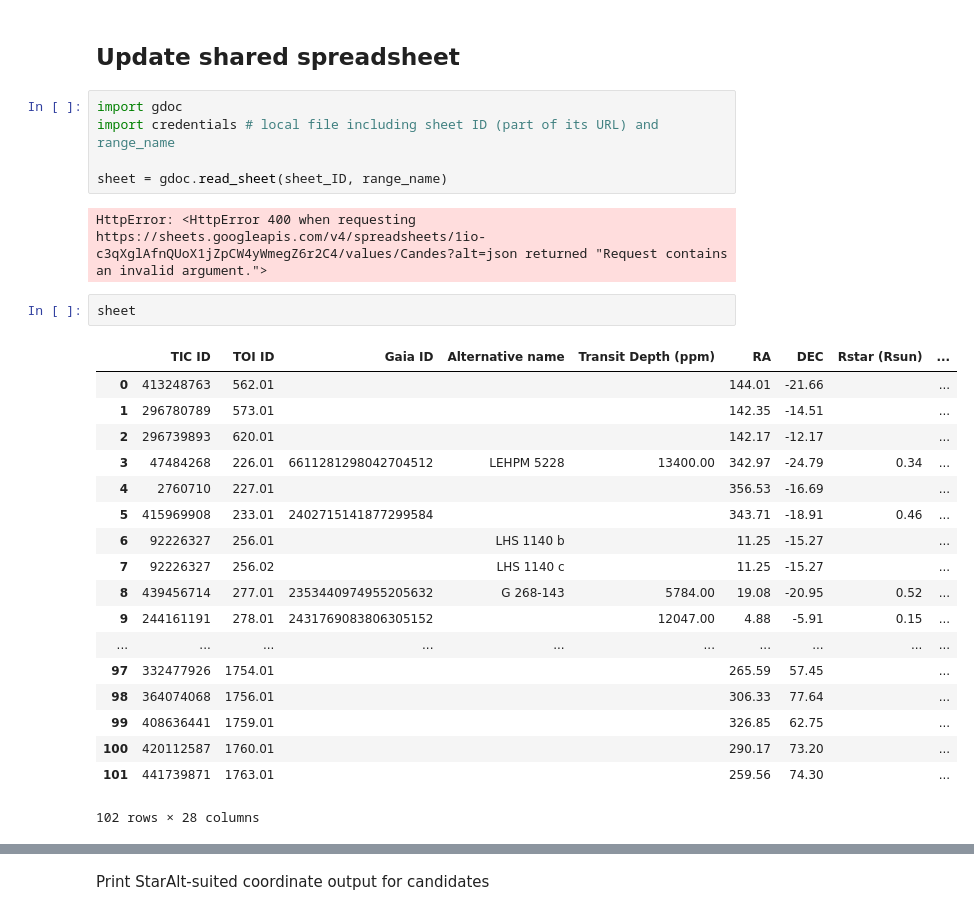
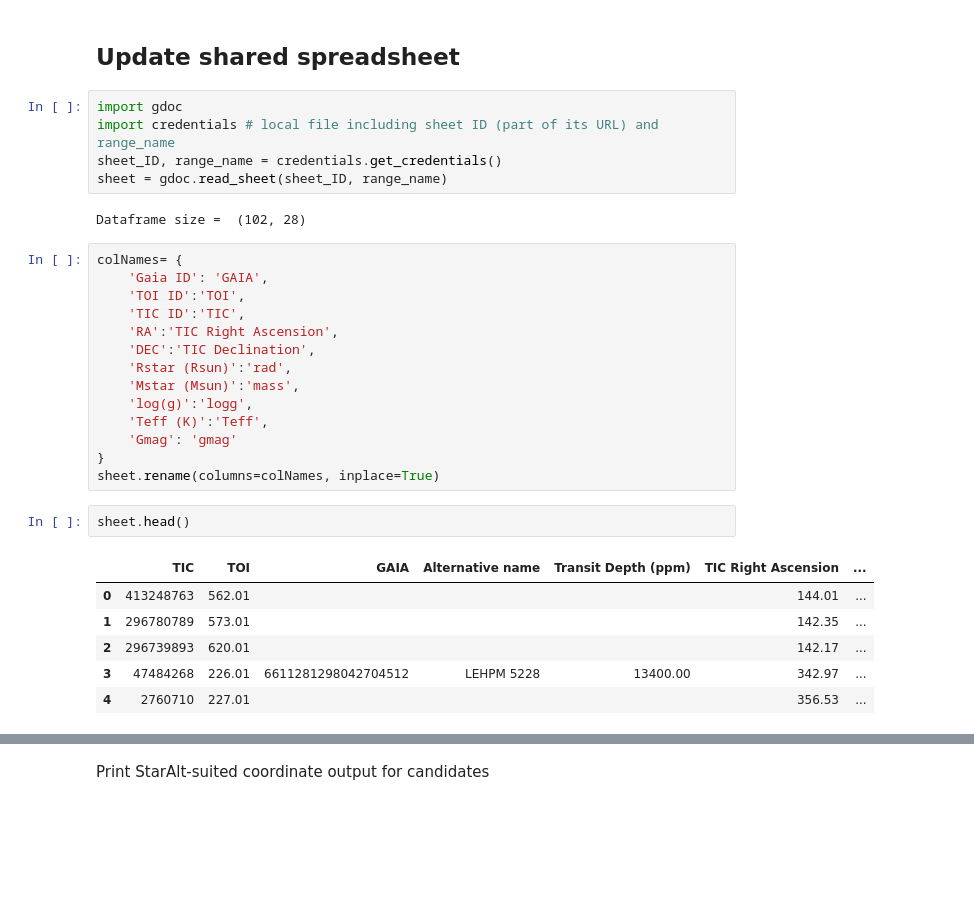
Before and after one commit to matiscke/TESSalerts, a Jupyter notebook: TESSalerts.ipynb, the cells around one changed output, grey strips where cells are left out. Drawn from its saved outputs; the diff is of its cells as text; blank space fills up the shorter version.

Commit message:
rename TOI column

```diff
--- a/TESSalerts.ipynb
+++ b/TESSalerts.ipynb
@@ -127,28 +118,30 @@ to_spreadsheet
 # %%
 import gdoc
 import credentials # local file including sheet ID (part of its URL) and range_name
-
+sheet_ID, range_name = credentials.get_credentials()
 sheet = gdoc.read_sheet(sheet_ID, range_name)
 # %% [output]
-HttpError: <HttpError 400 when requesting https://sheets.googleapis.com/v4/spreadsheets/1io-c3qXglAfnQUoX1jZpCW4yWmegZ6r2C4/values/Candes?alt=json returned "Request contains an invalid argument.">
+Dataframe size =  (102, 28)
+# %%
+colNames= {
+    'Gaia ID': 'GAIA',
+    'TOI ID':'TOI',
+    'TIC ID':'TIC',
+    'RA':'TIC Right Ascension',
+    'DEC':'TIC Declination',
+    'Rstar (Rsun)':'rad',
+    'Mstar (Msun)':'mass',
+    'log(g)':'logg',
+    'Teff (K)':'Teff',
+    'Gmag': 'gmag'
+}
+sheet.rename(columns=colNames, inplace=True)
 # %%
-sheet
+sheet.head()
 # %% [output]
-|  | TIC ID | TOI ID | Gaia ID | Alternative name | Transit Depth (ppm) | RA | DEC | Rstar (Rsun) | ... |
-| 0 | 413248763 | 562.01 |  |  |  | 144.01 | -21.66 |  | ... |
-| 1 | 296780789 | 573.01 |  |  |  | 142.35 | -14.51 |  | ... |
-| 2 | 296739893 | 620.01 |  |  |  | 142.17 | -12.17 |  | ... |
-| 3 | 47484268 | 226.01 | 6611281298042704512 | LEHPM 5228 | 13400.00 | 342.97 | -24.79 | 0.34 | ... |
-| 4 | 2760710 | 227.01 |  |  |  | 356.53 | -16.69 |  | ... |
-| 5 | 415969908 | 233.01 | 2402715141877299584 |  |  | 343.71 | -18.91 | 0.46 | ... |
-| 6 | 92226327 | 256.01 |  | LHS 1140 b |  | 11.25 | -15.27 |  | ... |
-| 7 | 92226327 | 256.02 |  | LHS 1140 c |  | 11.25 | -15.27 |  | ... |
-| 8 | 439456714 | 277.01 | 2353440974955205632 | G 268-143 | 5784.00 | 19.08 | -20.95 | 0.52 | ... |
-| 9 | 244161191 | 278.01 | 2431769083806305152 |  | 12047.00 | 4.88 | -5.91 | 0.15 | ... |
-| ... | ... | ... | ... | ... | ... | ... | ... | ... | ... |
-| 97 | 332477926 | 1754.01 |  |  |  | 265.59 | 57.45 |  | ... |
-| 98 | 364074068 | 1756.01 |  |  |  | 306.33 | 77.64 |  | ... |
-| 99 | 408636441 | 1759.01 |  |  |  | 326.85 | 62.75 |  | ... |
-| 100 | 420112587 | 1760.01 |  |  |  | 290.17 | 73.20 |  | ... |
-| 101 | 441739871 | 1763.01 |  |  |  | 259.56 | 74.30 |  | ... |
+|  | TIC | TOI | GAIA | Alternative name | Transit Depth (ppm) | TIC Right Ascension | ... |
+| 0 | 413248763 | 562.01 |  |  |  | 144.01 | ... |
+| 1 | 296780789 | 573.01 |  |  |  | 142.35 | ... |
+| 2 | 296739893 | 620.01 |  |  |  | 142.17 | ... |
+| 3 | 47484268 | 226.01 | 6611281298042704512 | LEHPM 5228 | 13400.00 | 342.97 | ... |
+| 4 | 2760710 | 227.01 |  |  |  | 356.53 | ... |
-102 rows × 28 columns
```
Also changed, not shown: parts of 7 cells of this notebook, 2 other files.
